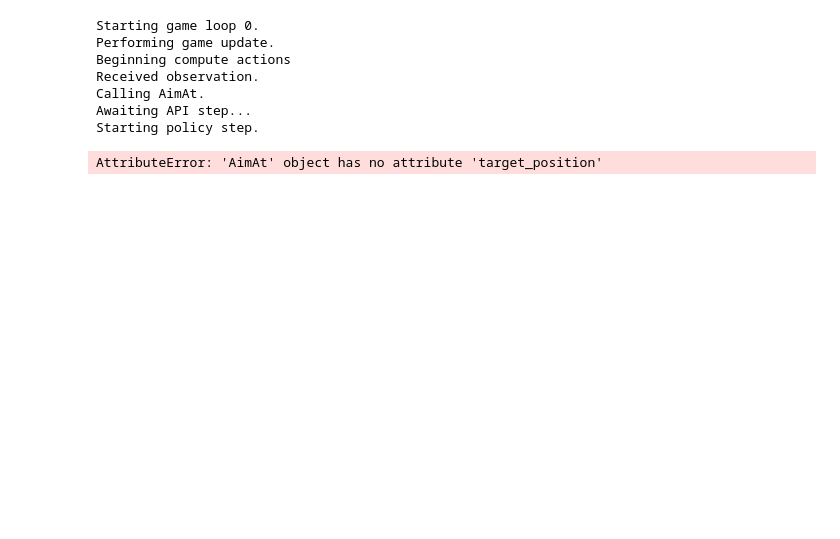
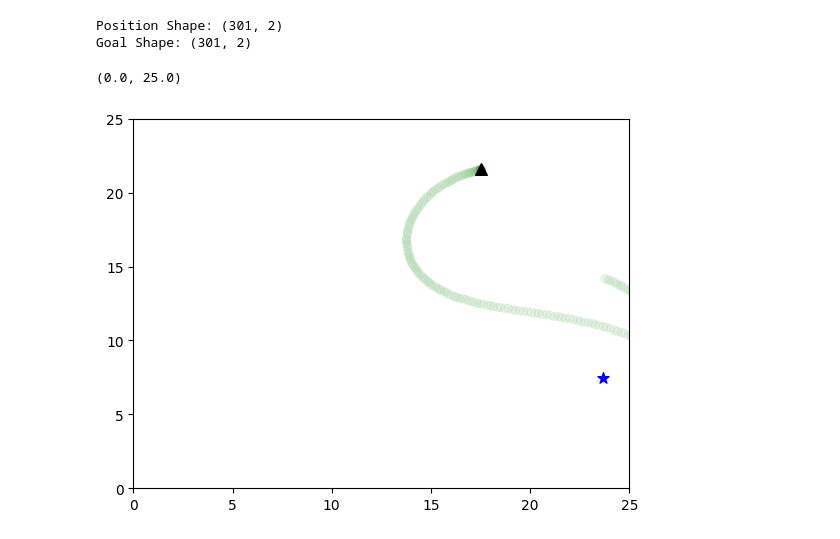
Before and after one commit to MaxwellDeJong/enact, a Jupyter notebook: examples/async_asteroids.ipynb, the cells around one changed output. Drawn from its saved outputs; the diff is of its cells as text; code cells hidden in the pictures; blank space fills up the shorter version.

Commit message:
Add telemetry visualization.

```diff
--- a/examples/async_asteroids.ipynb
+++ b/examples/async_asteroids.ipynb
@@ -10,17 +10,8 @@ def normalize_angle(theta: np.ndarray) -> np.ndarray:
 @enact.register
 @dataclasses.dataclass
 class Action(enact.Resource):
-  array: np.ndarray = np.zeros((1, 2))
-
-  @property
-  def torque(self) -> np.ndarray:
-    print(f'ARRAY: {self.array}')
-    return self.array[..., 0]
-
-  @property
-  def thrust(self) -> np.ndarray:
-    print(f'ARRAY: {self.array}')
-    return self.array[..., 1]
+  torque: float
+  thrust: float
 
 @enact.register
 @dataclasses.dataclass
@@ -358,36 +353,42 @@ class ChangeAim(CoroutinePolicy):
       await aim_at()
+# %%
+with enact.InMemoryStore() as store:
+  enact.commit(AimAt(np.zeros((1, 2)).tolist()))
 # %%
-#api = PolicyAPI(ChangeAim())
-api = PolicyAPI(AimAt())
+api = PolicyAPI(ChangeAim())
 game = Game(api)
 with enact.InMemoryStore() as store:
   with api.connect_to(game):
     invocation, _ = await asyncio.gather(api.invoke(), game.game_loop())
-# %% [output]
-Starting game loop 0.
-Performing game update.
-Beginning compute actions
-Received observation.
-Calling AimAt.
-Awaiting API step...
-Starting policy step.
 # %%
 import numpy as np
 from matplotlib import pyplot as plt
 
-def get_observations(i: enact.Invocation, aim_target: float=0.0):
+def get_observations(i: enact.Invocation, aim_target: Optional[list]=None):
+  if aim_target is None:
+    aim_target = [[0., 0.]]
   if isinstance(i.request().invokable(), Step):
-    yield [*i.response().output(), aim_target]
+    yield [*i.response().output().value.tolist(), aim_target]
   elif isinstance(i.request().invokable(), AimAt):
-    aim_target = i.request().invokable().target_position
+    aim_target = i.request().invokable().target
   for c in i.get_children():
     yield from get_observations(c, aim_target)
 
 with store:
-  observations = np.array(list(get_observations(invocation)))
-  positions = observations[:, 0]
-  targets = observations[:, -1]
-  plt.plot(targets, alpha=0.4)
-  plt.plot(positions)
+  obs_list = list(get_observations(invocation))
+  position = np.array([o[0] for o in obs_list])
+  goal = np.array([o[1][0] for o in obs_list])
+  print(f'Position Shape: {position.shape}')
+  print(f'Goal Shape: {goal.shape}')
 # %% [output]
-AttributeError: 'AimAt' object has no attribute 'target_position'
+Position Shape: (301, 2)
+Goal Shape: (301, 2)
+# %%
+plt.scatter(position[:, 0], position[:, 1], alpha=0.05, c='g')
+plt.scatter(position[0, 0], position[0, 1], c='k', marker='^', s=70, alpha=1)
+plt.scatter(goal[0, 0], goal[0, 1], marker='*', s=70, c='b')
+plt.xlim((0, 25))
+plt.ylim((0, 25))
+# %% [output]
+(0.0, 25.0)
+[figure, added]
```
Also changed, not shown: parts of 10 cells of this notebook, 4 other files.
